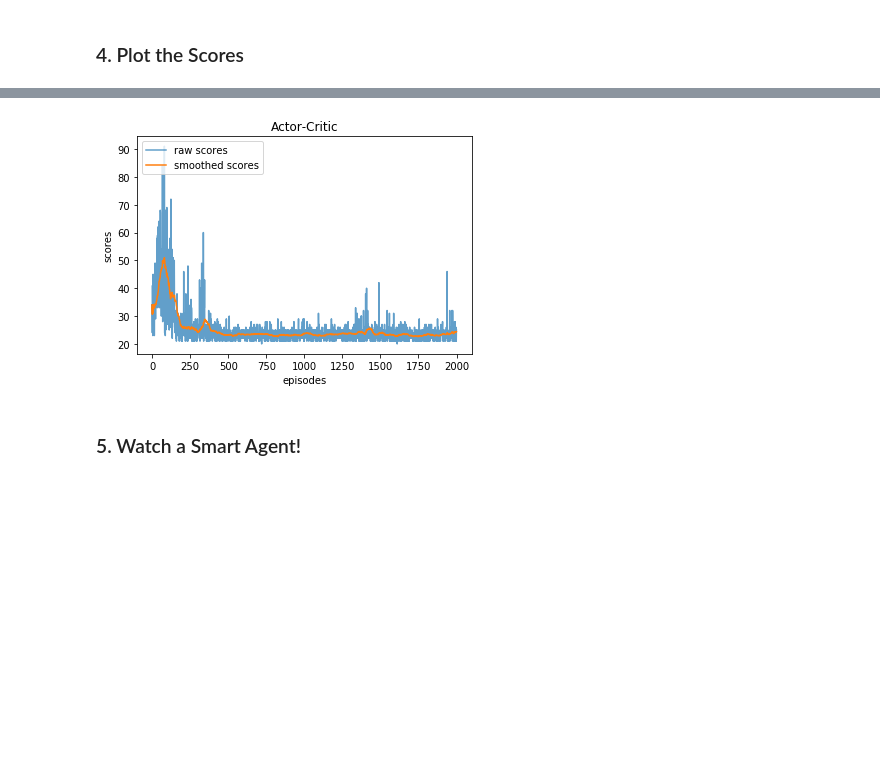
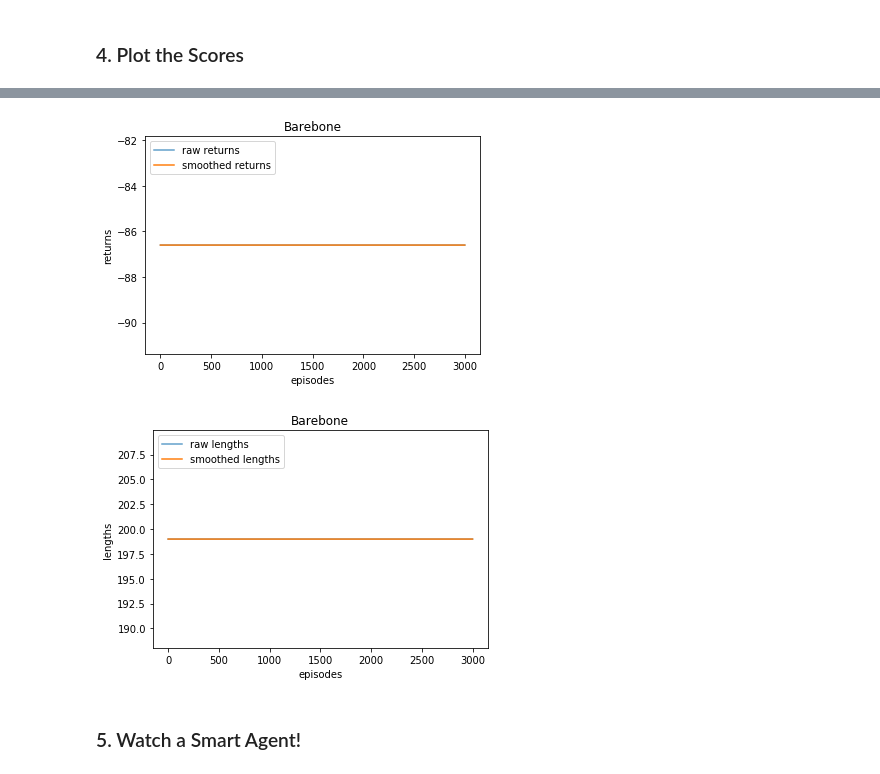
Before and after one commit to merchant98/Reninforcement-Learning, a Jupyter notebook: Project/code/REINFORCE.ipynb, the cells around one changed output, grey strips where cells are left out. Drawn from its saved outputs; the diff is of its cells as text; code cells hidden in the pictures; blank space fills up the shorter version.

```diff
--- a/Project/code/REINFORCE.ipynb
+++ b/Project/code/REINFORCE.ipynb
@@ -148,0 +212,25 @@ for key_env, env in envs.items():
+# %%
+envs = {
+    'cartpole': gym.make('CartPole-v1'),
+    'mountaincar': gym.make('MountainCar-v0'),
+    'acrobot': gym.make('Acrobot-v1'),
+    'lunarlander': gym.make('LunarLander-v2'),
+}
+# %%
+algorithms = ['Barebone', 'Baseline', 'Actor-Critic']
+algorithm = algorithms[0]
+env = envs['acrobot']
+policy, returns, lengths = reinforce_trained(algorithm, env, lr=3e-3, n_episodes=3000, gamma=0.99)
+# result = {'env name': '',
+#           'policy': np.array([]),
+#           'returns': np.array([]),
+#           'lengths': np.array([])}
+# results = []
+# for algrithm in algorithms:
+# print("Algorithm " + algorithm)
+# for key, env in envs.items():
+#     print("Training on " + key)
+#     result['env name'] = key
+#     result['policy'], result['returns'], result['lengths'] = reinforce_trained(algorithm, env, lr=3e-3, n_episodes=200, gamma=0.99)
+#     results.append(result)
+# print(results)
@@ -315,22 +390,32 @@ def rolling_average(data, *, window_size):
 # %%
 # fig = plt.figure()
 # ax = fig.add_subplot(111)
 # plt.plot(np.arange(1, len(scores)+1), scores)
 # plt.ylabel('Score')
 # plt.xlabel('Episode #')
 # plt.title(model)
 # plt.show()
 
 plt.figure()
-plt.plot(scores, alpha=0.7)
-plt.plot(rolling_average(scores, window_size=int(len(scores)/50)))
-plt.legend(['raw scores', 'smoothed scores'], loc="upper left")
+plt.plot(returns, alpha=0.7)
+plt.plot(rolling_average(returns, window_size=int(len(returns)/50)))
+plt.legend(['raw returns', 'smoothed returns'], loc="upper left")
 plt.xlabel('episodes')
-plt.ylabel('scores')
-plt.title(model)
+plt.ylabel('returns')
+plt.title(algorithm)
 plt.show()
+
+plt.figure()
+plt.plot(lengths, alpha=0.7)
+plt.plot(rolling_average(lengths, window_size=int(len(lengths)/50)))
+plt.legend(['raw lengths', 'smoothed lengths'], loc="upper left")
+plt.xlabel('episodes')
+plt.ylabel('lengths')
+plt.title(algorithm)
+plt.show()
 # %% [output]
-[figure, old version]
+[figure, new version]
+[figure, added]
 # %% [markdown]
 ### 5. Watch a Smart Agent!
 # %%
```
Also changed, not shown: parts of 10 cells of this notebook, 23 other files.
